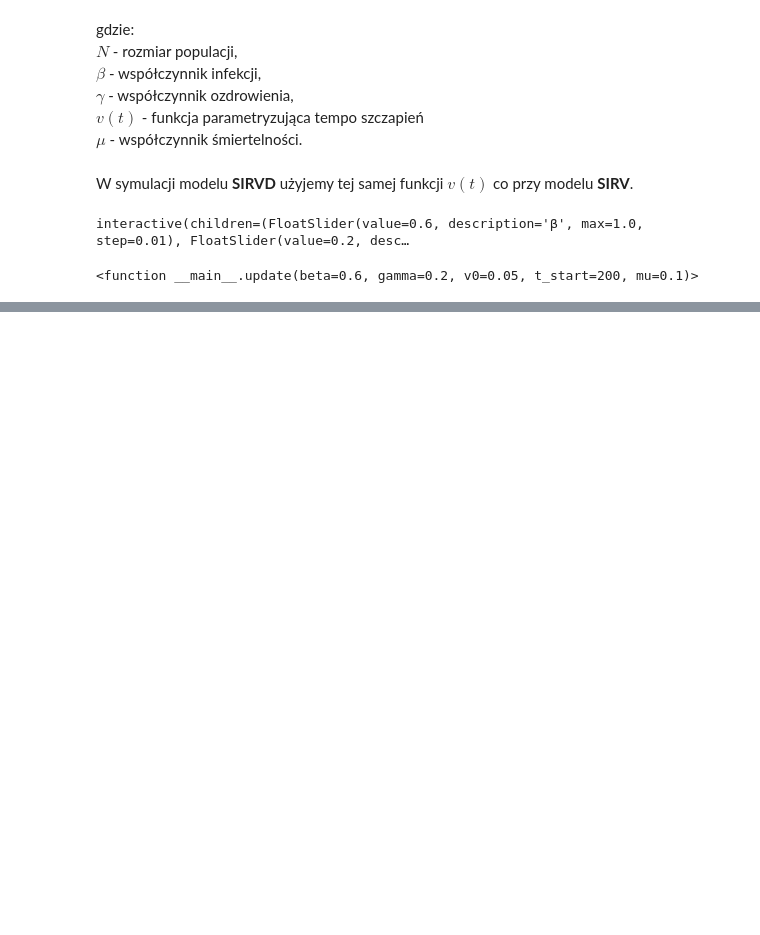
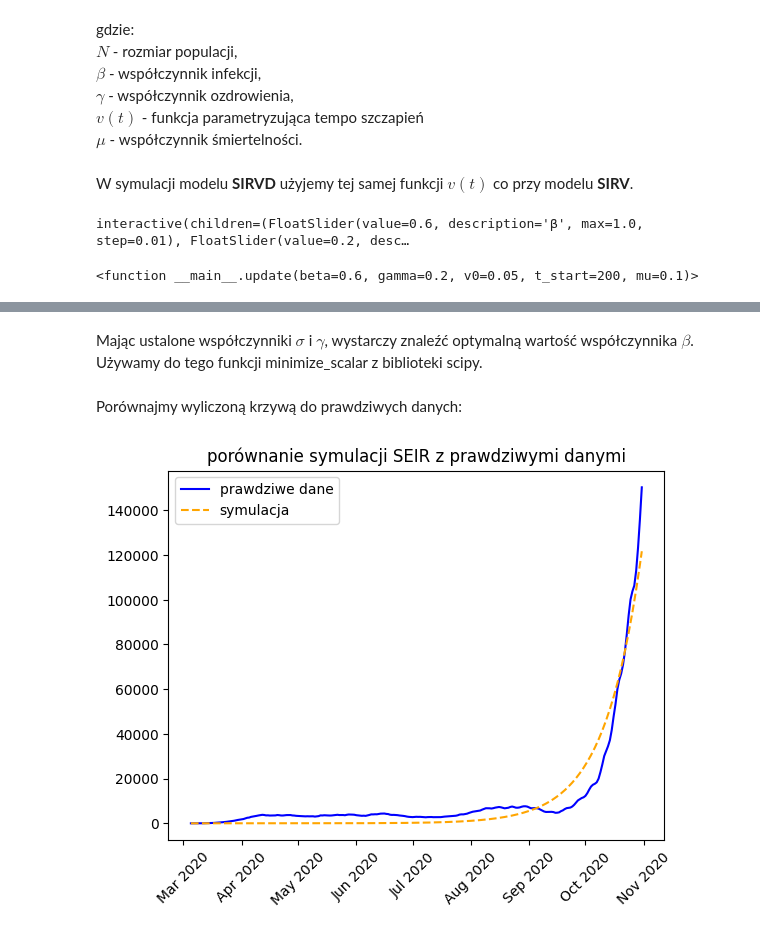
Before and after one commit to aleksanderboberski/rrwt-projekt-seir, a Jupyter notebook: Boberski_Pytel.ipynb, the cells around one changed output, grey strips where cells are left out. Cells and saved outputs as stored; diff of their text form; code cells hidden in the pictures; blank space fills up the shorter version.

Commit message:
eksperyment covid

```diff
--- a/Boberski_Pytel.ipynb
+++ b/Boberski_Pytel.ipynb
@@ -414,0 +423,35 @@ interactive(children=(FloatSlider(value=0.6, description='β', max=1.0, step=0.0
+# %%
+covid = pd.read_csv('WHO-COVID-19-global-daily-data.csv') #import danych
+covid["Date_reported"] = pd.to_datetime(covid["Date_reported"])
+covid = covid[covid["Date_reported"] < "2021-01-01"] #rozważmy dane z pierwszego roku
+covid = covid[covid["Country"] == "Poland"] #bierzemy pod uwagę tylko dane z Polski
+covid["Active_cases"] = covid["New_cases"].rolling(10, min_periods=1).sum() #nowe przypadki uznajemy za aktywne przez następne 10 dni
+covid = covid[covid["Active_cases"] > 0] #pomijamy okres przed początkiem pandemii w Polsce
+# %% [markdown]
+Mając ustalone współczynniki $\sigma$ i $\gamma$, wystarczy znaleźć optymalną wartość współczynnika $\beta$. Używamy do tego funkcji minimize_scalar z biblioteki scipy.
+# %%
+covid_november = covid[covid["Date_reported"] < "2020-11-01"] #początkowo rozważmy dane do listopada
+
+def objective(beta):
+    tab_seir = midpoint_solver(lambda t, y: SEIR(t,y,35000000,beta,0.2,0.1), [35000000,1,0,0], covid_november.shape[0]-1, 1)
+    tab_i = list(zip(*tab_seir))[2]
+    return np.sum((tab_i-covid_november["Active_cases"])**2) #jako miarę optymalizacji przyjmujemy kwadrat różnicy wartości
+
+optimal_beta = minimize_scalar(objective,bounds=(0,1),method="bounded").x
+# %% [markdown]
+Porównajmy wyliczoną krzywą do prawdziwych danych:
+# %%
+tab_seir = midpoint_solver(lambda t, y: SEIR(t,y,35000000,optimal_beta,0.2,0.1), [35000000,1,0,0], covid_november.shape[0]-1, 1)
+tab_i= list(zip(*tab_seir))[2]
+
+plt.plot(covid_november["Date_reported"], covid_november["Active_cases"], color="blue", label="prawdziwe dane")
+plt.plot(covid_november["Date_reported"], tab_i, color="orange", linestyle="--", label="symulacja")
+
+plt.gca().xaxis.set_major_locator(mdates.MonthLocator())
+plt.gca().xaxis.set_major_formatter(mdates.DateFormatter('%b %Y'))
+plt.xticks(rotation=45)
+plt.legend()
+plt.title("porównanie symulacji SEIR z prawdziwymi danymi")
+plt.show()
+# %% [output]
+[figure, added]
```
Also changed, not shown: parts of 6 cells of this notebook, 3 other files.
